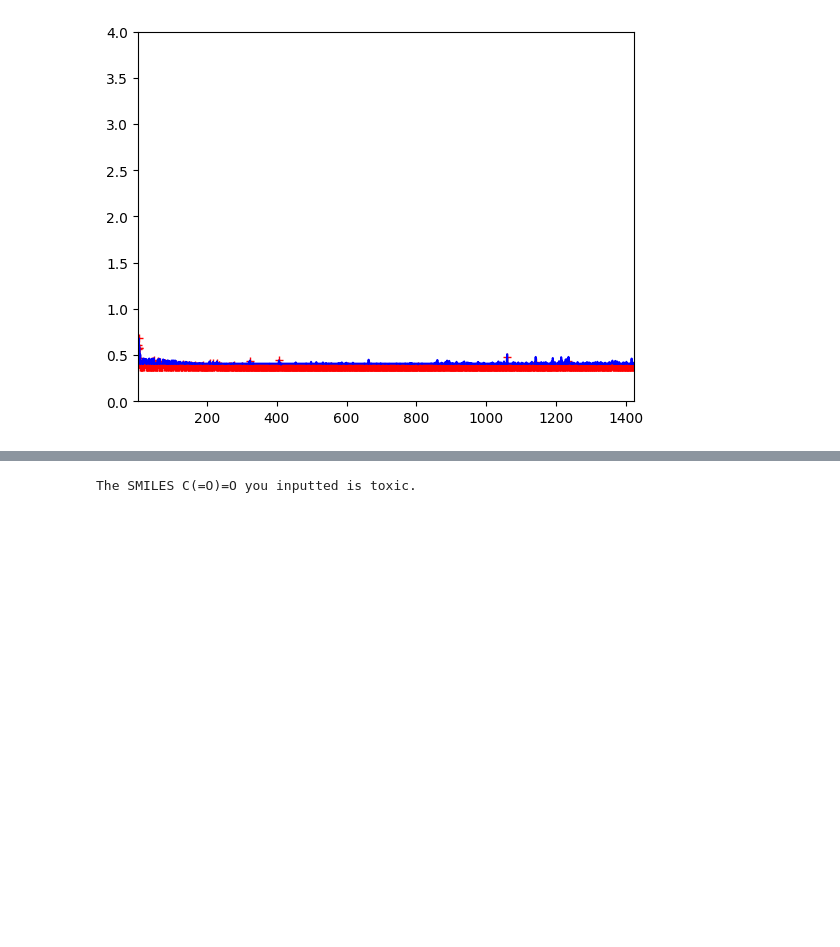
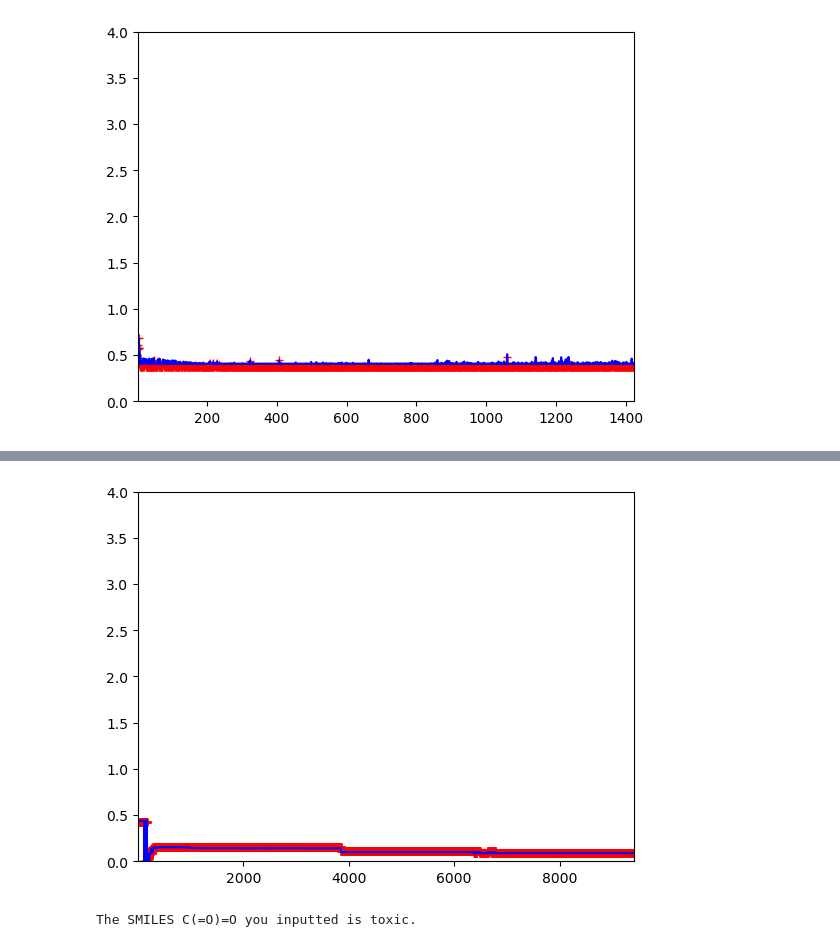
Before and after one commit to Williamarvin/Ceng3300_project, a Jupyter notebook: project.ipynb, the cells around one changed output, grey strips where cells are left out. Saved outputs shown, nothing was run; the diff lists cells and outputs as text; code cells hidden in the pictures; blank space fills up the shorter version.

```diff
--- a/project.ipynb
+++ b/project.ipynb
@@ -639,3 +744,29 @@ plot_learning_curves(MLPClassifier(max_iter=1000), x_train, y_train)
+# %%
+##partition the data into training and validation randomly and plot the learning curve
+# learning curve with increasing number of examples will help us evaluate the model behavior.
+
+def plot_learning_curves(model, X, y):
+    X_train, X_val, y_train, y_val = train_test_split(X,y,test_size=0.2,random_state=3300)
+    train_errors = []
+    val_errors=[]
+    for m in range(10,len(x_train)):
+        model.fit(X_train.iloc[:m,:], y_train.iloc[:m])
+        y_train_predict=model.predict(X_train)
+        y_val_predict=model.predict(X_val)
+        train_errors.append(mean_squared_error(y_train_predict,y_train))
+        val_errors.append(mean_squared_error(y_val_predict,y_val))
+    plt.axis([1,len(X_train),0,4])
+    plt.plot(np.sqrt(train_errors),"r-+", label="train")
+    plt.plot(np.sqrt(val_errors),"b-", label="val")
+# %%
+std_lr = Pipeline((
+    ("scaler", StandardScaler()),
+    ("linear_svc", LogisticRegression())
+))
+
+plot_learning_curves(std_lr, X, y)
+# %% [output]
+[figure, added]
 # %%
 # Since the random forest classifier is the best, lets input any smiles, and check whether its toxic or no
 # Live test
```
Also changed, not shown: parts of 11 cells of this notebook, 1 other file.
